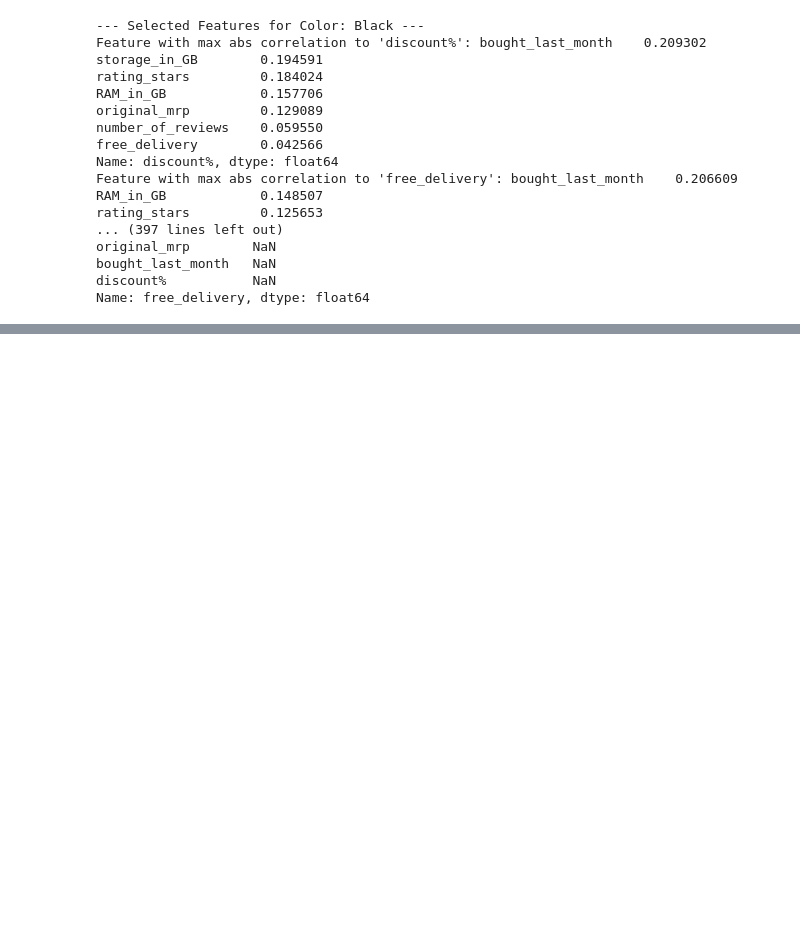
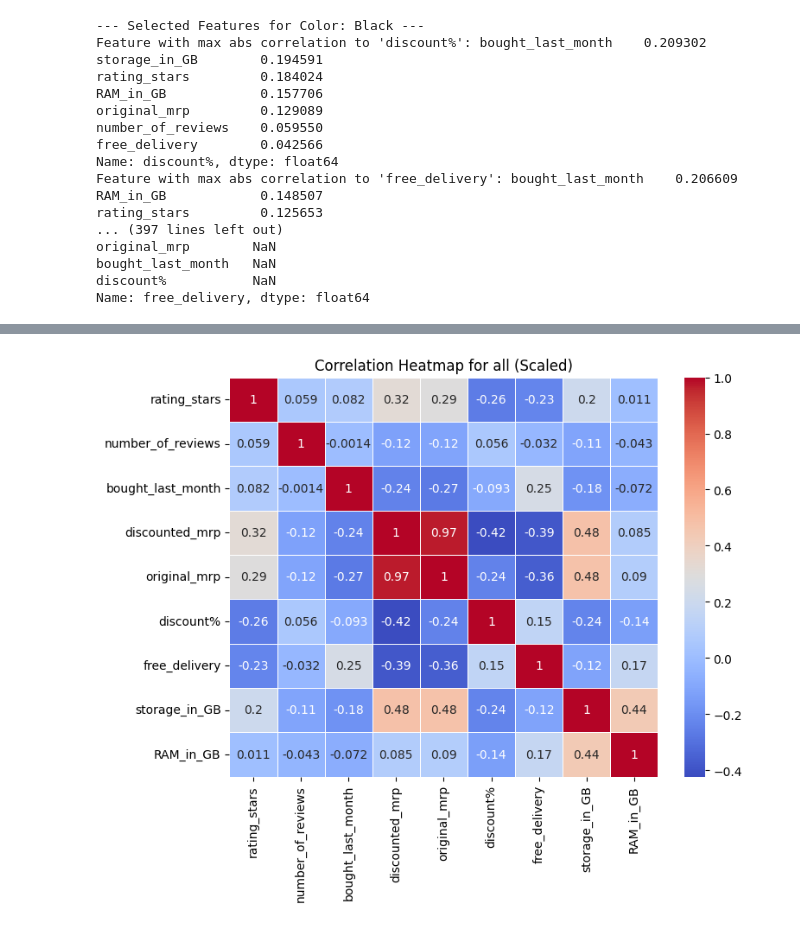
Before and after one commit to madhavJivani/EDA_Ecommerce, a Jupyter notebook: MODEL/visualization.ipynb, the cells around one changed output, grey strips where cells are left out. Saved outputs shown, nothing was run; the diff lists cells and outputs as text; code cells hidden in the pictures; blank space fills up the shorter version.

```diff
--- a/MODEL/plots.ipynb
+++ b/MODEL/visualization.ipynb
@@ -264,0 +302,22 @@ Name: free_delivery, dtype: float64
+# %%
+# Replace 'iphone' with 'apple' and 'redmi' with 'xiaomi'
+df['brand'] = df['brand'].replace({'iphone': 'apple', 'redmi': 'xiaomi'})
+# %%
+numeric=df.select_dtypes(exclude=['object'])
+# Apply StandardScaler for Z-score normalization
+scaler = StandardScaler()  # Change to MinMaxScaler() for Min-Max scaling
+scaled_data = scaler.fit_transform(numeric)
+
+# Create a new DataFrame from the scaled data
+scaled_df = pd.DataFrame(scaled_data, columns=numeric.columns)
+
+# Calculate correlation matrix
+corr_matrix = scaled_df.corr()
+
+# Plot heatmap
+plt.figure(figsize=(8, 6))
+sns.heatmap(corr_matrix, annot=True, cmap='coolwarm', linewidths=0.5)
+plt.title(f'Correlation Heatmap for all (Scaled)')
+plt.show()
+# %% [output]
+[figure, added]
```
Also changed, not shown: parts of 8 cells of this notebook, 1 other file.
